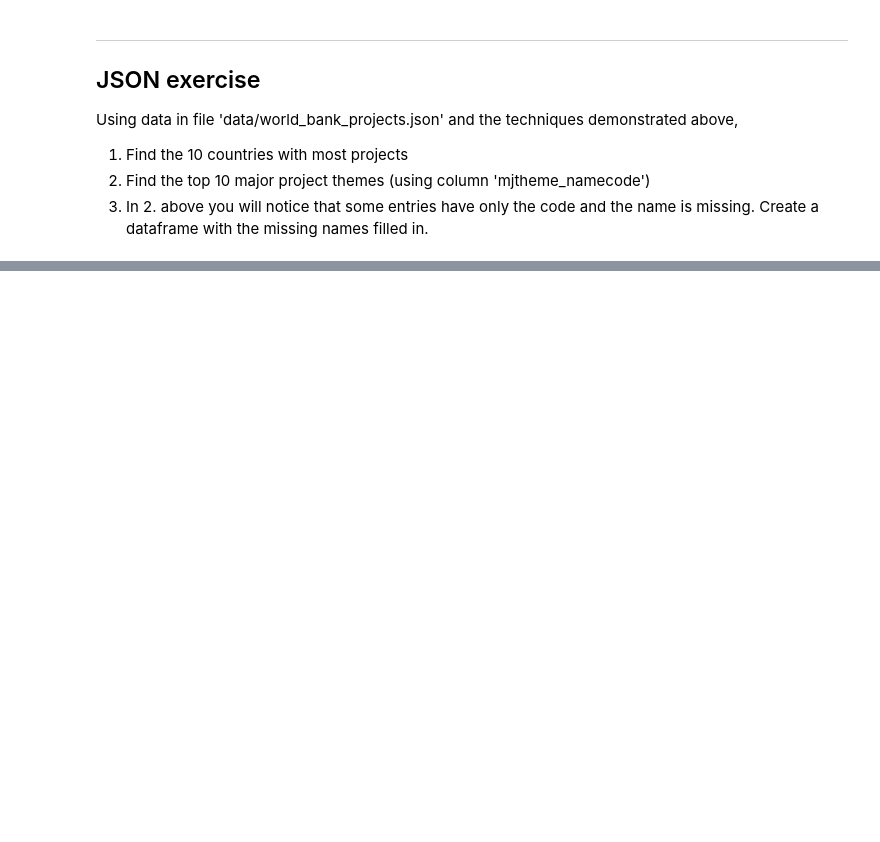
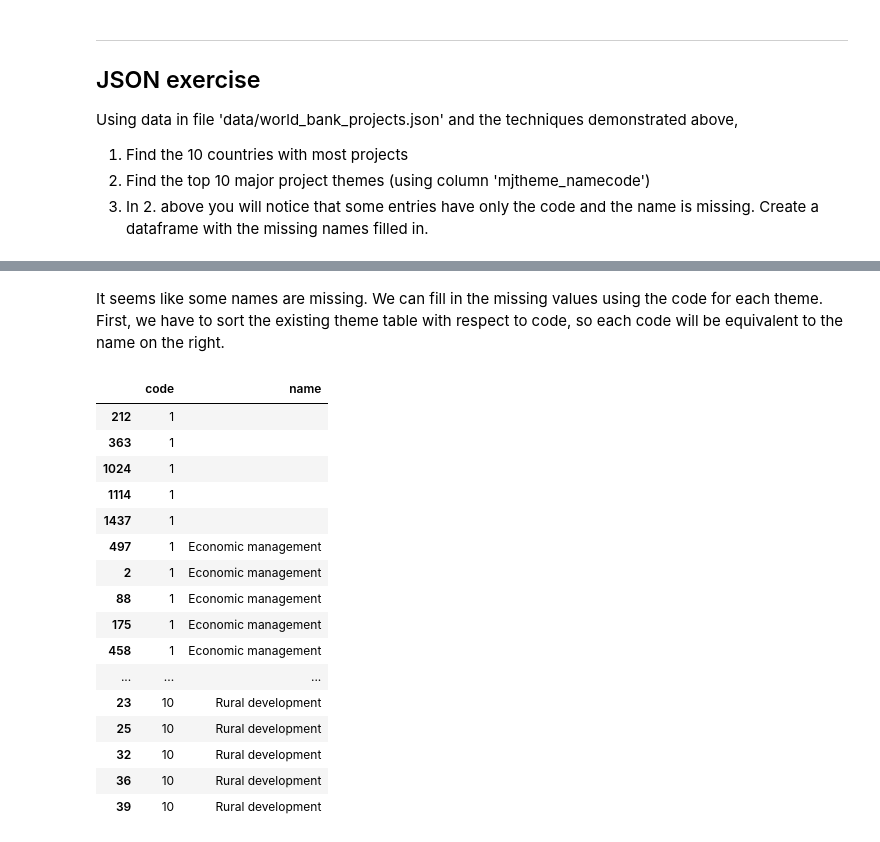
Before and after one commit to kvalentine95/data_science, a Jupyter notebook: sliderule_dsi_json_exercise.ipynb, the cells around one changed output, grey strips where cells are left out. Drawn from its saved outputs; the diff is of its cells as text; code cells hidden in the pictures; blank space fills up the shorter version.

```diff
--- a/sliderule_dsi_json_exercise.ipynb
+++ b/sliderule_dsi_json_exercise.ipynb
@@ -146,0 +124,24 @@ KeyError: 0
+# %% [markdown]
+It seems like some names are missing. We can fill in the missing values using the code for each theme. First, we have to sort the existing theme table with respect to code, so each code will be equivalent to the name on the right.
+# %%
+#sort the themes with respect to code name
+themes = themes.sort_values(['code','name'])
+themes.head(60)
+# %% [output]
+|  | code | name |
+| 212 | 1 |  |
+| 363 | 1 |  |
+| 1024 | 1 |  |
+| 1114 | 1 |  |
+| 1437 | 1 |  |
+| 497 | 1 | Economic management |
+| 2 | 1 | Economic management |
+| 88 | 1 | Economic management |
+| 175 | 1 | Economic management |
+| 458 | 1 | Economic management |
+| ... | ... | ... |
+| 23 | 10 | Rural development |
+| 25 | 10 | Rural development |
+| 32 | 10 | Rural development |
+| 36 | 10 | Rural development |
+| 39 | 10 | Rural development |
```
Also changed, not shown: parts of 32 cells of this notebook.
